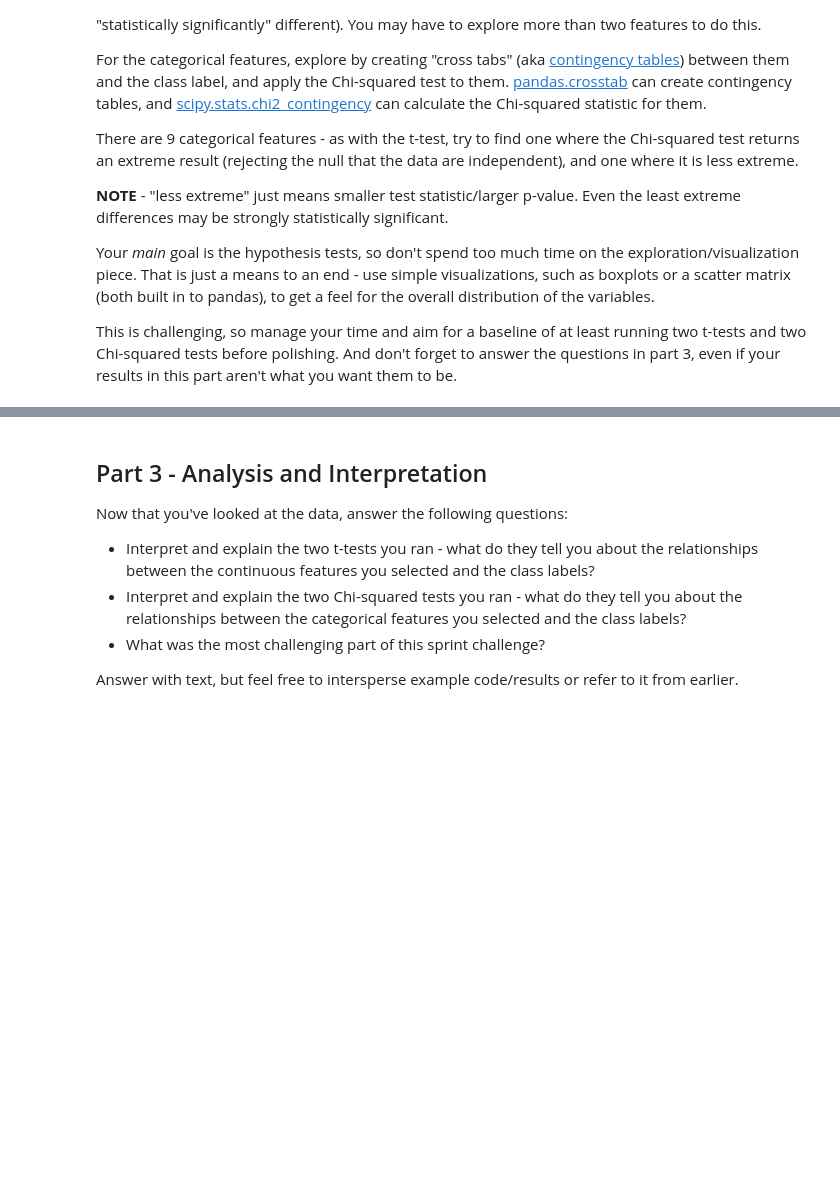
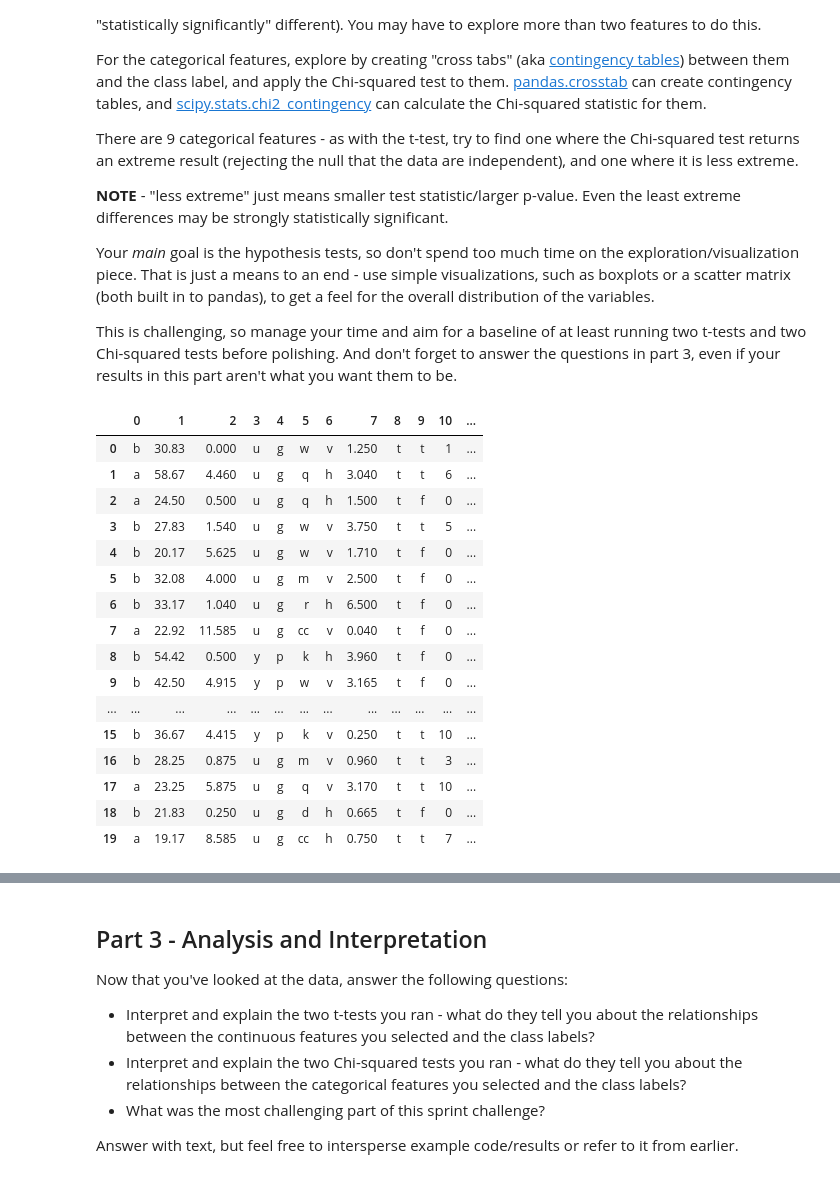
Before and after one commit to JimKing100/DS-Unit-1-Sprint-3-Statistical-Tests-and-Experiments, a Jupyter notebook: Sprint 3.ipynb, the cells around one changed output, grey strips where cells are left out. Cells and saved outputs as stored; diff of their text form; code cells hidden in the pictures; blank space fills up the shorter version.

```diff
--- a/Sprint 3.ipynb
+++ b/Sprint 3.ipynb
@@ -164,0 +170,21 @@ This is challenging, so manage your time and aim for a baseline of at least runn
+# %%
+# Look at data
+credit_data.head(20)
+# %% [output]
+|  | 0 | 1 | 2 | 3 | 4 | 5 | 6 | 7 | 8 | 9 | 10 | ... |
+| 0 | b | 30.83 | 0.000 | u | g | w | v | 1.250 | t | t | 1 | ... |
+| 1 | a | 58.67 | 4.460 | u | g | q | h | 3.040 | t | t | 6 | ... |
+| 2 | a | 24.50 | 0.500 | u | g | q | h | 1.500 | t | f | 0 | ... |
+| 3 | b | 27.83 | 1.540 | u | g | w | v | 3.750 | t | t | 5 | ... |
+| 4 | b | 20.17 | 5.625 | u | g | w | v | 1.710 | t | f | 0 | ... |
+| 5 | b | 32.08 | 4.000 | u | g | m | v | 2.500 | t | f | 0 | ... |
+| 6 | b | 33.17 | 1.040 | u | g | r | h | 6.500 | t | f | 0 | ... |
+| 7 | a | 22.92 | 11.585 | u | g | cc | v | 0.040 | t | f | 0 | ... |
+| 8 | b | 54.42 | 0.500 | y | p | k | h | 3.960 | t | f | 0 | ... |
+| 9 | b | 42.50 | 4.915 | y | p | w | v | 3.165 | t | f | 0 | ... |
+| ... | ... | ... | ... | ... | ... | ... | ... | ... | ... | ... | ... | ... |
+| 15 | b | 36.67 | 4.415 | y | p | k | v | 0.250 | t | t | 10 | ... |
+| 16 | b | 28.25 | 0.875 | u | g | m | v | 0.960 | t | t | 3 | ... |
+| 17 | a | 23.25 | 5.875 | u | g | q | v | 3.170 | t | t | 10 | ... |
+| 18 | b | 21.83 | 0.250 | u | g | d | h | 0.665 | t | f | 0 | ... |
+| 19 | a | 19.17 | 8.585 | u | g | cc | h | 0.750 | t | t | 7 | ... |
```
Also changed, not shown: parts of 7 cells of this notebook.
